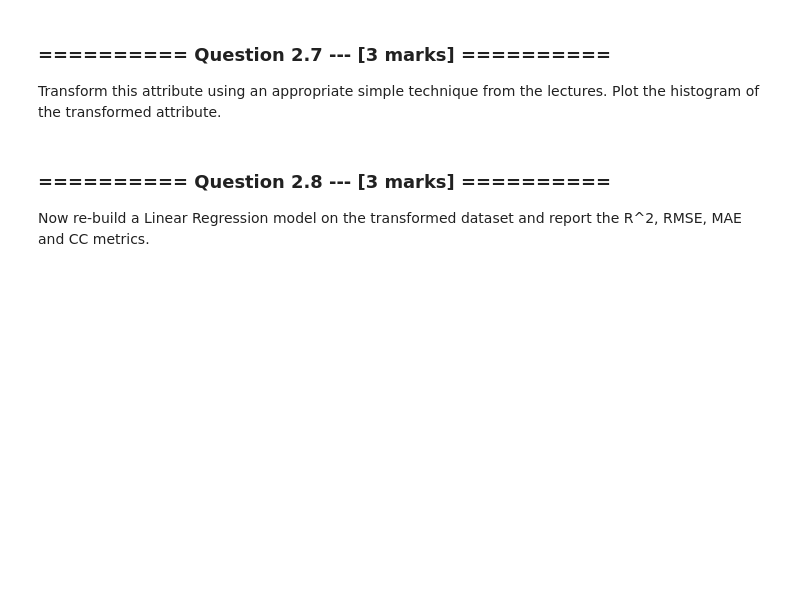
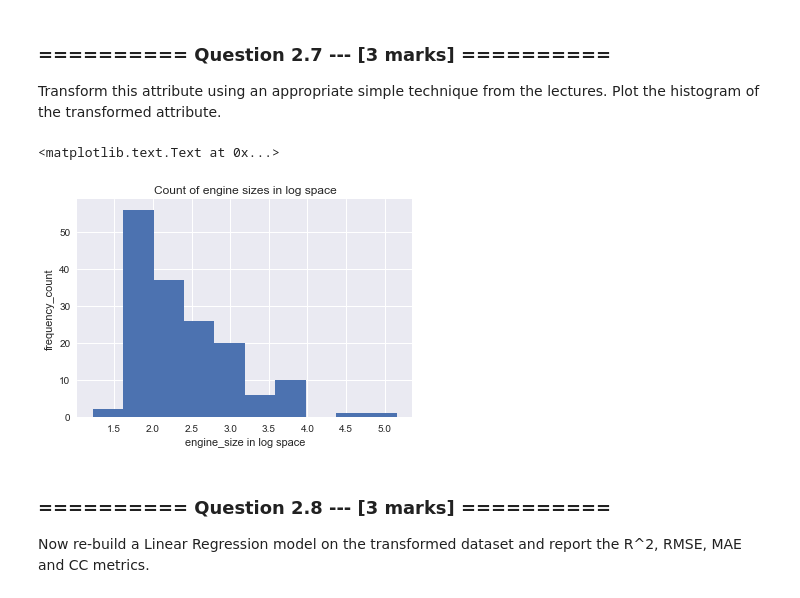
Before and after one commit to JeffreyJosanne/iaml2017, a Jupyter notebook: 05_Assignment_2.ipynb, the cells around one changed output. Drawn from its saved outputs; the diff is of its cells as text; code cells hidden in the pictures; blank space fills up the shorter version.

Commit message:
attributes in log space

```diff
--- a/05_Assignment_2.ipynb
+++ b/05_Assignment_2.ipynb
@@ -562,3 +620,13 @@ Transform this attribute using an appropriate simple technique from the lectures
+# %%
+# Your code goes here
+engine_size_log = np.log(engine_size)
+plt.hist(engine_size_log, range=[min(engine_size_log), max(engine_size_log)])
+plt.xlabel("engine_size in log space")
+plt.ylabel("frequency_count")
+plt.title("Count of engine sizes in log space")
+# %% [output]
+<matplotlib.text.Text at 0x...>
+[figure, added]
 # %% [markdown]
 ### ========== Question 2.8 --- [3 marks] ==========
 Now re-build a Linear Regression model on the transformed dataset and report the R^2, RMSE, MAE and CC metrics.
```
Also changed, not shown: parts of 12 cells of this notebook.
